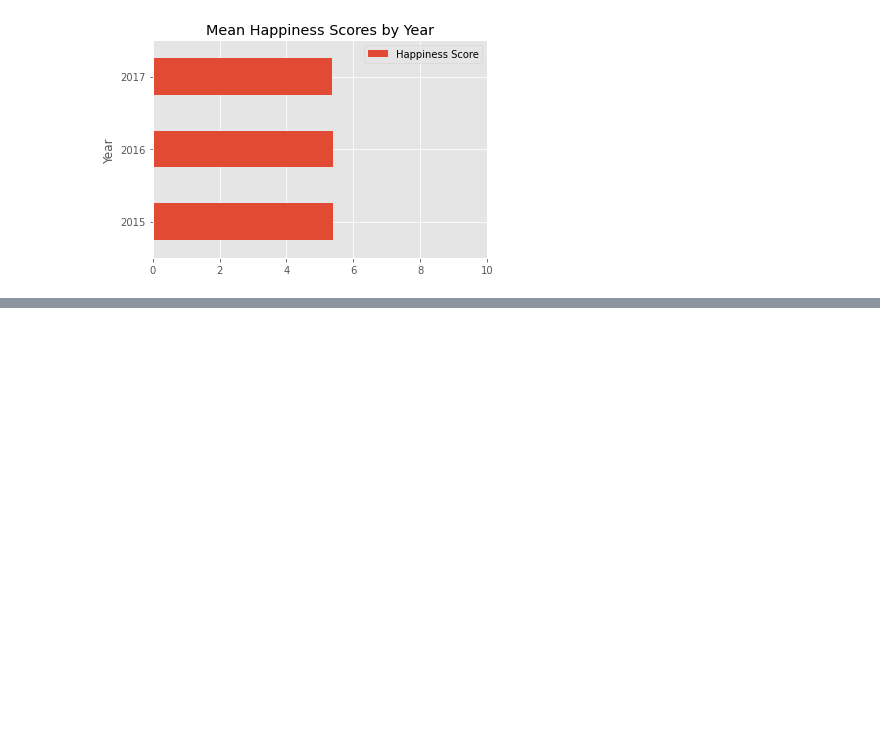
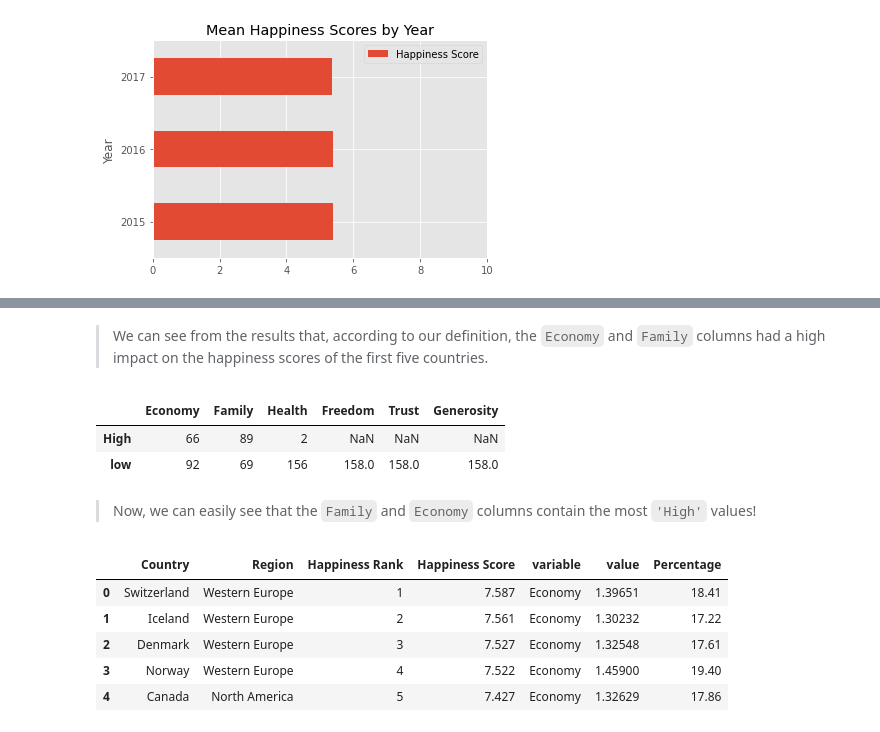
Before and after one commit to VictorOmondi1997/exploring-whr, a Jupyter notebook: exploring_whr.ipynb, the cells around one changed output, grey strips where cells are left out. Drawn from its saved outputs; the diff is of its cells as text; code cells hidden in the pictures; blank space fills up the shorter version.

```diff
--- a/exploring_whr.ipynb
+++ b/exploring_whr.ipynb
@@ -142,0 +183,23 @@ mean world happiness score stayed approximately the same from 2015 to 2017.
+# %% [markdown]
+> We can see from the results that, according to our definition, the `Economy` and `Family` columns had a high impact on the happiness scores of the first five countries.
+# %%
+factors_impact.apply(pd.value_counts)
+# %% [output]
+|  | Economy | Family | Health | Freedom | Trust | Generosity |
+| High | 66 | 89 | 2 | NaN | NaN | NaN |
+| low | 92 | 69 | 156 | 158.0 | 158.0 | 158.0 |
+# %% [markdown]
+> Now, we can easily see that the `Family` and `Economy` columns contain the most `'High'` values!
+# %%
+main_cols = ['Country', 'Region', 'Happiness Rank', 'Happiness Score']
+factors = ['Economy', 'Family', 'Health', 'Freedom', 'Trust', 'Generosity', 'Dystopia Residual']
+melt=pd.melt(happiness2015, id_vars=main_cols,value_vars=factors)
+melt['Percentage']=round((melt.value/melt['Happiness Score'])*100,2)
+melt.head()
+# %% [output]
+|  | Country | Region | Happiness Rank | Happiness Score | variable | value | Percentage |
+| 0 | Switzerland | Western Europe | 1 | 7.587 | Economy | 1.39651 | 18.41 |
+| 1 | Iceland | Western Europe | 2 | 7.561 | Economy | 1.30232 | 17.22 |
+| 2 | Denmark | Western Europe | 3 | 7.527 | Economy | 1.32548 | 17.61 |
+| 3 | Norway | Western Europe | 4 | 7.522 | Economy | 1.45900 | 19.40 |
+| 4 | Canada | North America | 5 | 7.427 | Economy | 1.32629 | 17.86 |
```
Also changed, not shown: parts of 5 cells of this notebook.
